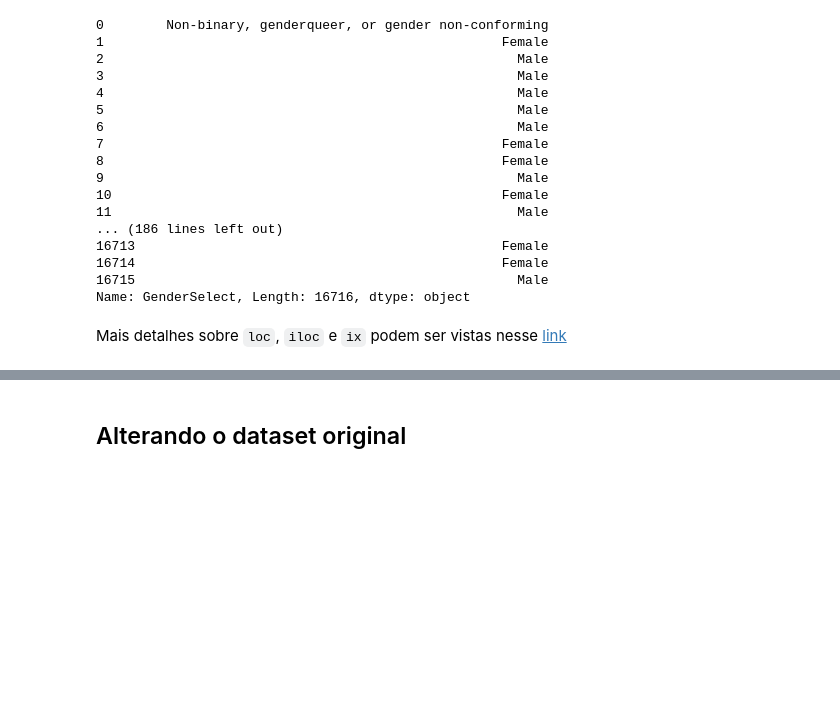
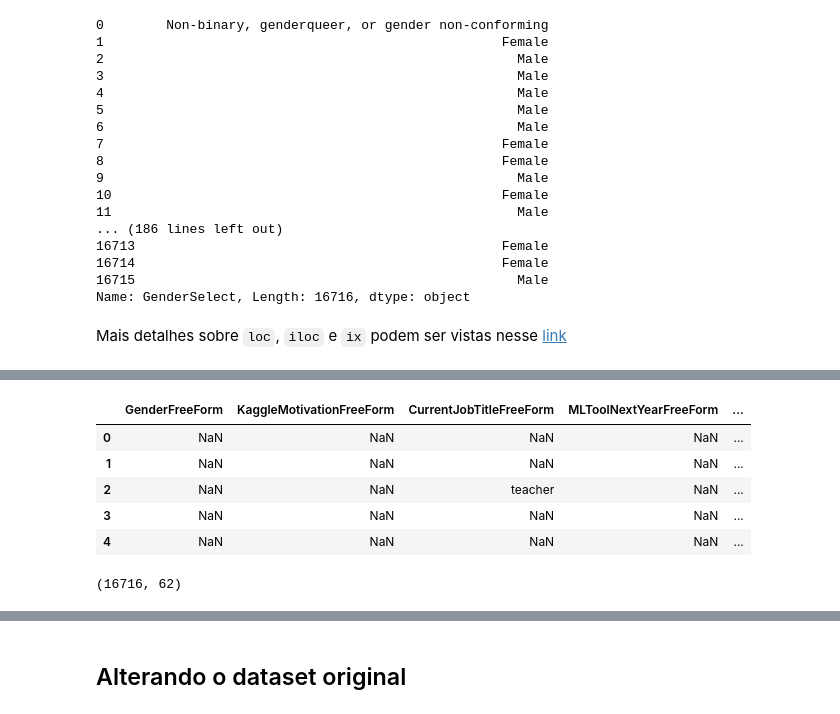
Before and after one commit to bahbbc/presentations, a Jupyter notebook: classes/structured_data/PandasStructuredData.ipynb, the cells around one changed output, grey strips where cells are left out. Drawn from its saved outputs; the diff is of its cells as text; code cells hidden in the pictures; blank space fills up the shorter version.

```diff
--- a/classes/structured_data/PandasStructuredData.ipynb
+++ b/classes/structured_data/PandasStructuredData.ipynb
@@ -389,0 +441,15 @@ Mais detalhes sobre `loc`, `iloc` e `ix` podem ser vistas nesse [link](https://w
+# %%
+free_responses = pd.read_csv('kaggle-survey-2017/freeformResponses.csv')
+# %%
+free_responses.head()
+# %% [output]
+|  | GenderFreeForm | KaggleMotivationFreeForm | CurrentJobTitleFreeForm | MLToolNextYearFreeForm | ... |
+| 0 | NaN | NaN | NaN | NaN | ... |
+| 1 | NaN | NaN | NaN | NaN | ... |
+| 2 | NaN | NaN | teacher | NaN | ... |
+| 3 | NaN | NaN | NaN | NaN | ... |
+| 4 | NaN | NaN | NaN | NaN | ... |
+# %%
+free_responses.shape
+# %% [output]
+(16716, 62)
```
Also changed, not shown: parts of 41 cells of this notebook, 1 other file.
